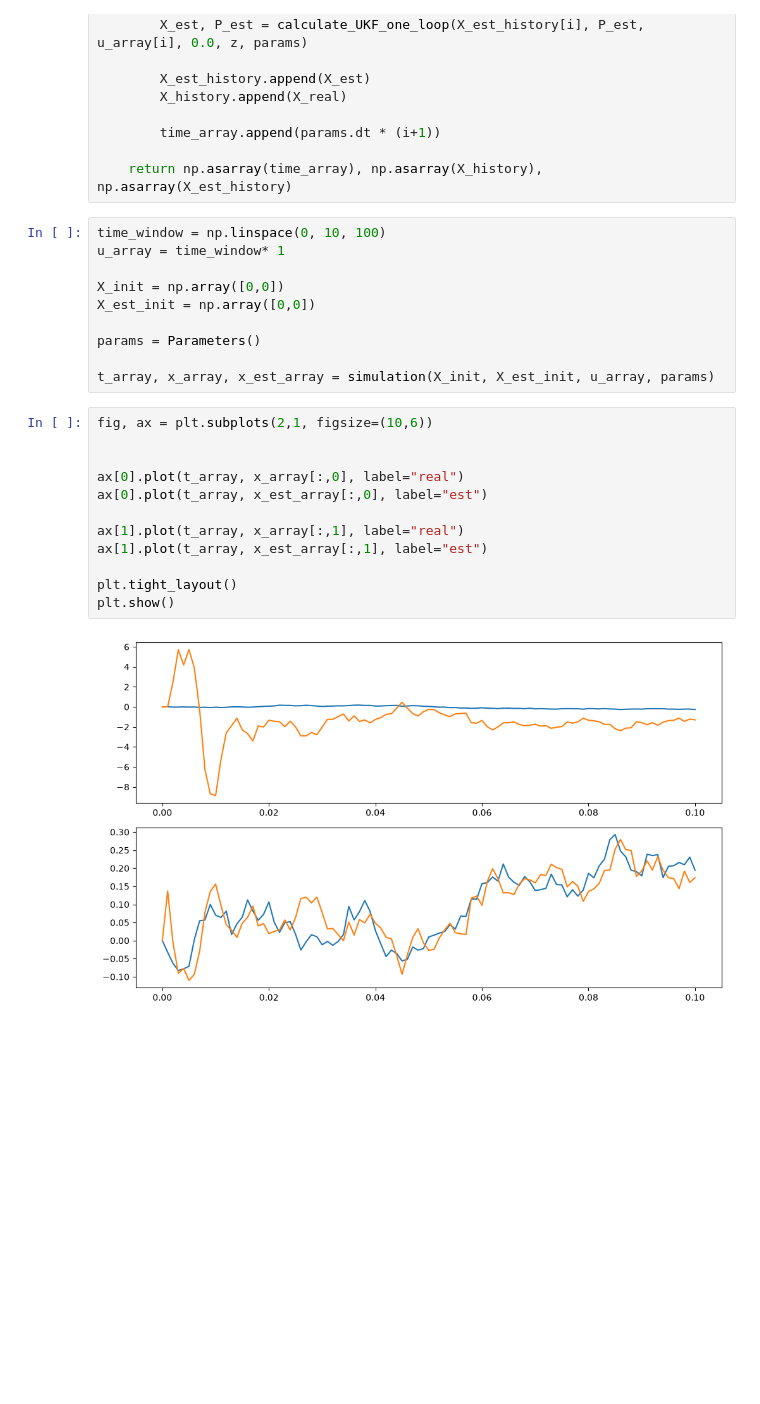
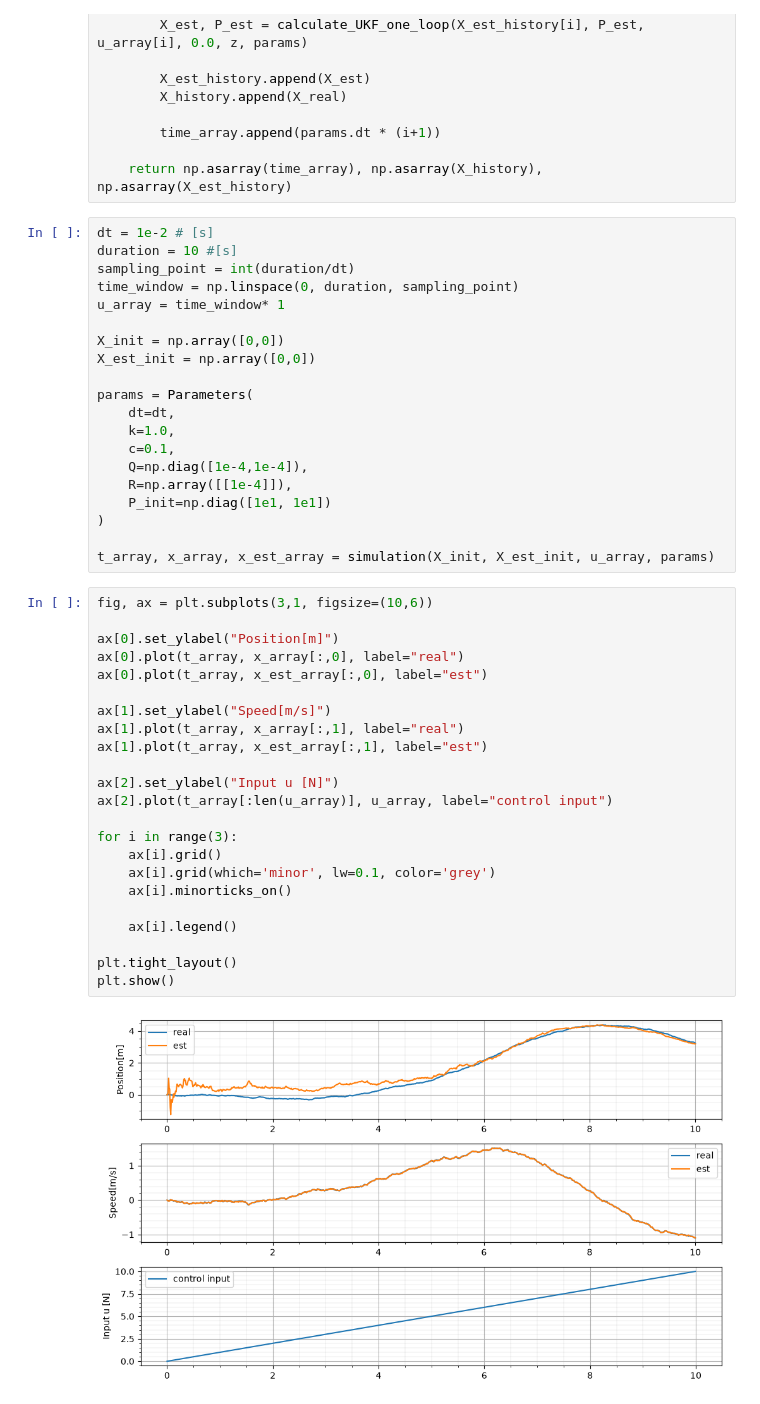
Before and after one commit to hideto008/learning_estimation_method, a Jupyter notebook: Notes/Estimate_State_using_UKF.ipynb, the cells around one changed output. Drawn from its saved outputs; the diff is of its cells as text; blank space fills up the shorter version.

```diff
--- a/Notes/Estimate_State_using_UKF.ipynb
+++ b/Notes/Estimate_State_using_UKF.ipynb
@@ -376,26 +376,47 @@ def simulation(X_init: np.ndarray,X_est_init:np.ndarray, u_array:np.ndarray, par
 
     return np.asarray(time_array), np.asarray(X_history), np.asarray(X_est_history)
 # %%
-time_window = np.linspace(0, 10, 100)
+dt = 1e-2 # [s]
+duration = 10 #[s]
+sampling_point = int(duration/dt)
+time_window = np.linspace(0, duration, sampling_point)
 u_array = time_window* 1
 
 X_init = np.array([0,0])
 X_est_init = np.array([0,0])
 
-params = Parameters()
+params = Parameters(
+    dt=dt,
+    k=1.0,
+    c=0.1,
+    Q=np.diag([1e-4,1e-4]),
+    R=np.array([[1e-4]]),
+    P_init=np.diag([1e1, 1e1])
+)
 
 t_array, x_array, x_est_array = simulation(X_init, X_est_init, u_array, params)
 # %%
-fig, ax = plt.subplots(2,1, figsize=(10,6))
+fig, ax = plt.subplots(3,1, figsize=(10,6))
 
-
+ax[0].set_ylabel("Position[m]")
 ax[0].plot(t_array, x_array[:,0], label="real")
 ax[0].plot(t_array, x_est_array[:,0], label="est")
 
+ax[1].set_ylabel("Speed[m/s]")
 ax[1].plot(t_array, x_array[:,1], label="real")
 ax[1].plot(t_array, x_est_array[:,1], label="est")
 
+ax[2].set_ylabel("Input u [N]")
+ax[2].plot(t_array[:len(u_array)], u_array, label="control input")
+
+for i in range(3):
+    ax[i].grid()
+    ax[i].grid(which='minor', lw=0.1, color='grey')
+    ax[i].minorticks_on()
+
+    ax[i].legend()
+
 plt.tight_layout()
 plt.show()
 # %% [output]
-[figure, old version]
+[figure, new version]
```
